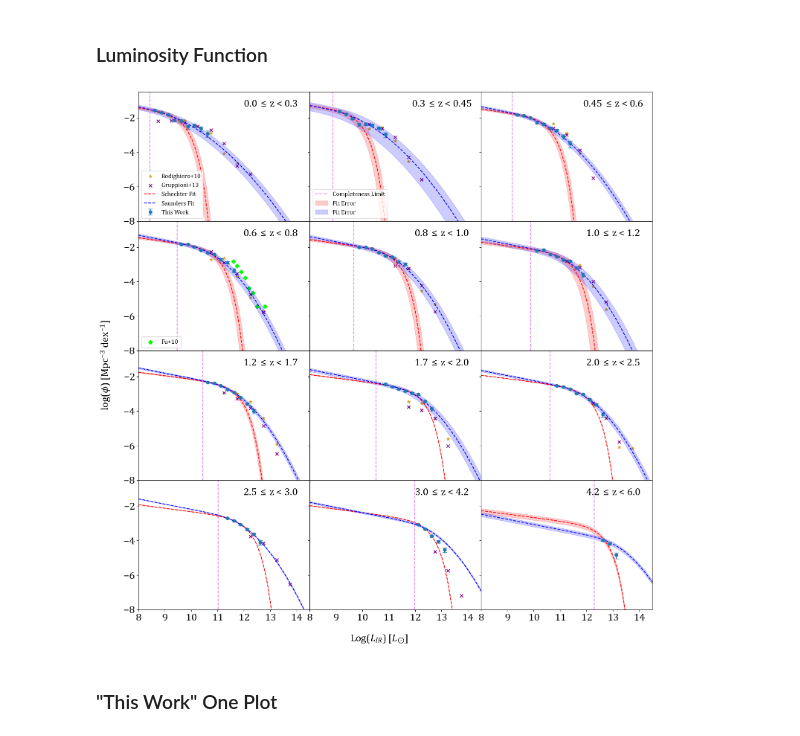
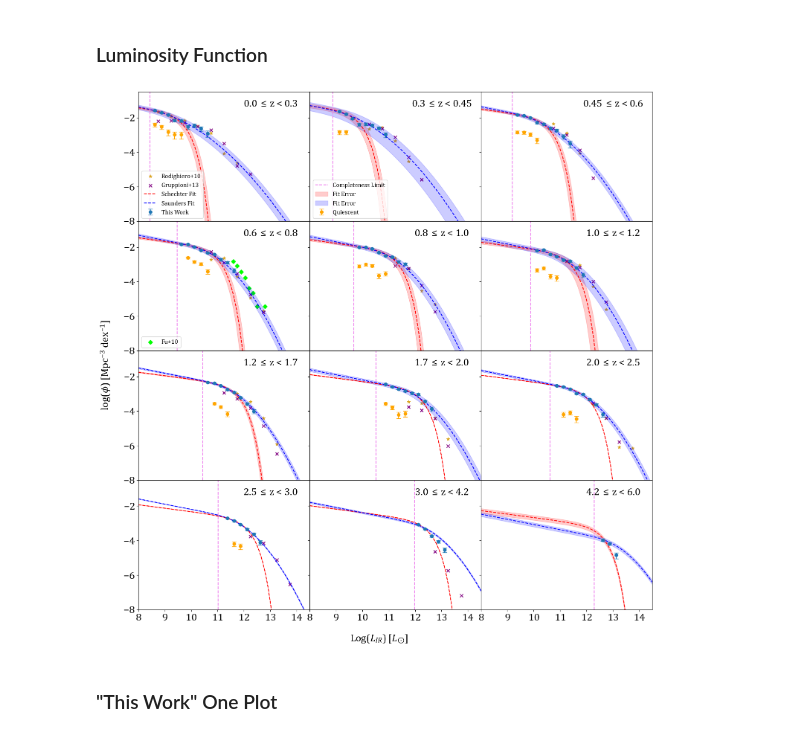
Before and after one commit to daniel-lyon/MPhil-Code, a Jupyter notebook: LUMFUNCS/Plot_LF.ipynb, the cells around one changed output. Drawn from its saved outputs; the diff is of its cells as text; code cells hidden in the pictures.

```diff
--- a/LUMFUNCS/Plot_LF.ipynb
+++ b/LUMFUNCS/Plot_LF.ipynb
@@ -39,15 +25,6 @@ plt.rcParams['axes.formatter.use_mathtext'] = True
 # %%
 fig, axes = plt.subplots(4, 3, figsize=(15, 15), sharex=True, sharey=True)
 axes = axes.flatten()
-
-# def schechter_luminosity(L, L_star, phi_star):
-#     return phi_star * 10 ** (-0.4*(1-1.2)*(L_star-L)) * np.exp(-10.**(-0.4*(L_star-L)))
-
-# def saunders_luminosity(L, L_star, phi_star):
-#     return phi_star * 10 ** (-0.4*(1-1.2)*(L_star-L)) * np.exp(-1 / (2 * 0.2 ** 2) * (np.log10(1 + 10 ** (-0.4 * (L_star-L))))**2)
-
-# def local_saunders_luminosity(L, L_star, phi_star):
-#     return phi_star * 10 ** (-0.4*(1-2)*(L_star-L)) * np.exp(-1 / (2 * 0.4 ** 2) * (np.log10(1 + 10 ** (-0.4 * (L_star-L))))**2)
 
 def schechter_luminosity(L, L_star, phi_star):
     return phi_star * (L / L_star) ** (1-1.2) * np.exp(-L / L_star)
@@ -135,13 +112,13 @@ for i, (ax, l, p, e) in enumerate(zip(axes, reg['x'], reg['y'], reg['e'])):
     ax.set_yticks([-8,-6,-4,-2])
     ax.tick_params(axis='both', labelsize=20)
 
-# # Quiescent
-# for i, (ax, l, p, e) in enumerate(zip(axes, qui['x'], qui['y'], qui['e'])):
-#     try:
-#         yerr = [np.log10(p) - np.log10(p - e), np.log10(p + e) - np.log10(p)]
-#         ax.errorbar(l, np.log10(p), yerr=yerr, fmt='o', capsize=4, label='Quiescent' if i == 1 else '', color='orange')
-#     except TypeError:
-#         continue
+# Quiescent
+for i, (ax, l, p, e) in enumerate(zip(axes, qui['x'], qui['y'], qui['e'])):
+    try:
+        yerr = [np.log10(p) - np.log10(p - e), np.log10(p + e) - np.log10(p)]
+        ax.errorbar(l, np.log10(p), yerr=yerr, fmt='o', capsize=4, label='Quiescent' if i == 1 else '', color='orange')
+    except TypeError:
+        continue
 
 # # Star Forming
 # for i, (ax, l, p, e) in enumerate(zip(axes, sf['x'], sf['y'], sf['e'])):
@@ -174,35 +151,36 @@ for i, (ax, params, perr, z) in enumerate(zip(axes, reg['saunder_p'], reg['saund
     if z[0] == 0:
         f = first_saunders_luminosity
     elif z[0] == 0.3:
         f = local_saunders_luminosity
     elif z[0] == 0.45:
         f = mid_saunders_luminosity
     else:
         f = saunders_luminosity
 
     ax.plot(np.log10(l), np.log10(f(l, *params)), label='Saunders Fit' if i == 0 else "", color='blue', linestyle='--')
     p_up = params + perr
     p_down = np.abs(params - perr)
     ax.fill_between(np.log10(l),
         np.log10(f(l, *p_down)),
         np.log10(f(l, *p_up)),
         color='blue', alpha=0.2, label='Fit Error' if i == 1 else "")
     ax.set_xlim(8, 14.5)
     ax.set_ylim(-8, -0.5)
     ax.set_title(f'{z[0]} $\leq$ z < {z[1]}', y=0.86, x=0.77, fontsize=20)
 
 axes[0].legend(loc='lower left', fontsize=12)
 axes[1].legend(loc='lower left', fontsize=12)
 axes[3].legend(loc='lower left', fontsize=12)
 fig.supxlabel('Log($L_{IR}$) [$L_{\odot}$]', y=0, fontsize=20)
 fig.supylabel('log($\phi$) [Mpc$^{-3}$ dex$^{-1}$]', x=0, fontsize=20)
 plt.yticks(fontsize=12)
 plt.tight_layout()
 plt.subplots_adjust(hspace=0, wspace=0)
-plt.savefig('bolo_lf.png')
+if export:
+    plt.savefig('bolo_lf.png')
 plt.show()
 # %% [output]
-[figure, old version]
+[figure, new version]
 # %% [markdown]
 ### "This Work" One Plot
 # %%
```
Also changed, not shown: parts of 6 cells of this notebook, 35 other files.
